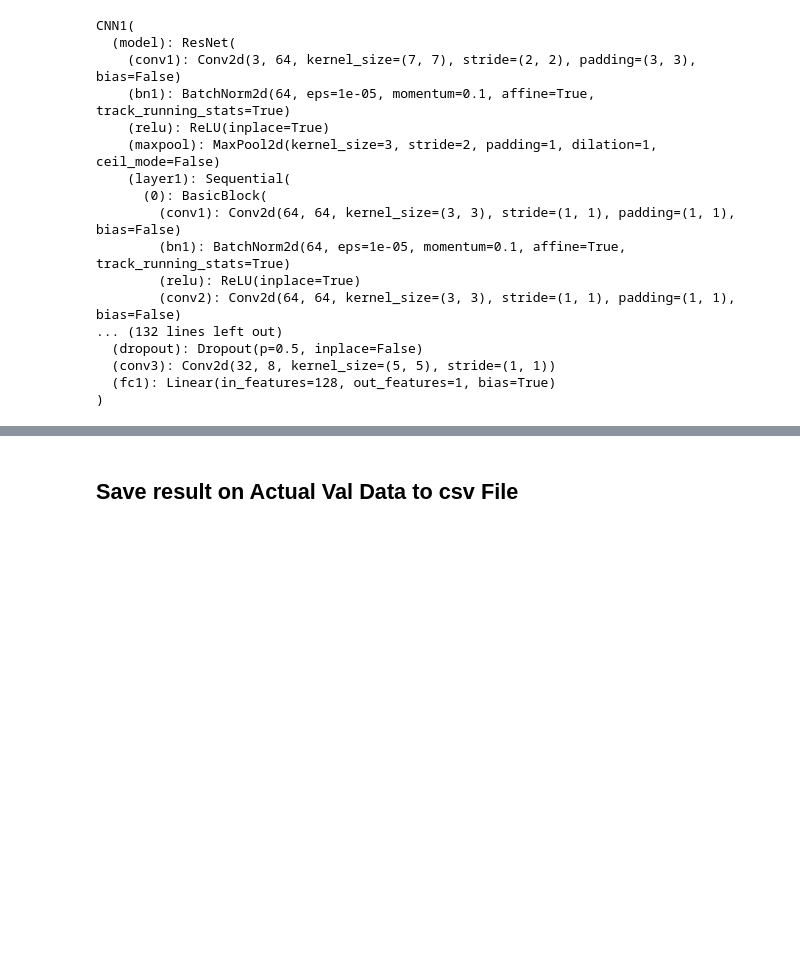
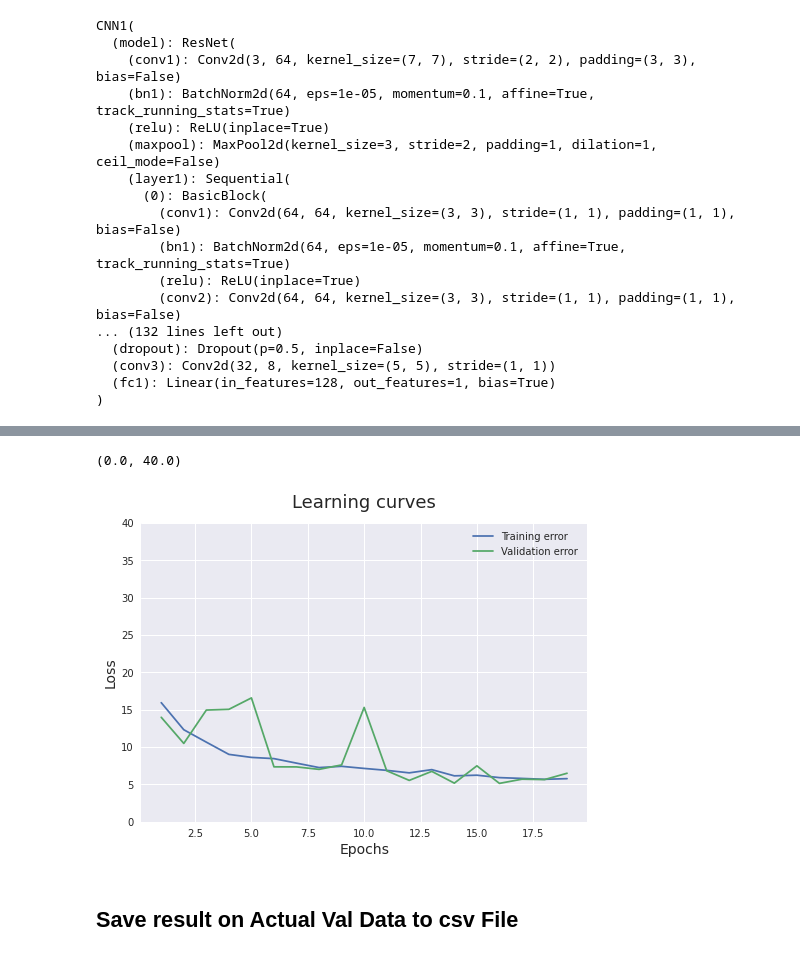
Before and after one commit to WALLERR/Covid-19-Infection-Percentage-Estimation, a Jupyter notebook: covid19_code_final.ipynb, the cells around one changed output, grey strips where cells are left out. Cells and saved outputs as stored; diff of their text form; code cells hidden in the pictures; blank space fills up the shorter version.

```diff
--- a/covid19_code_final.ipynb
+++ b/covid19_code_final.ipynb
@@ -248,6 +264,8 @@ random.seed(1)
 mean=[0.4945, 0.4945, 0.4945]
 std=[0.3744, 0.3744, 0.3744]
 
+mean = np.array(total_mean)
+std = np.array(total_std)
 
 train_transform = transforms.Compose([
     transforms.ToPILImage(),
@@ -256,12 +274,13 @@ train_transform = transforms.Compose([
     transforms.Normalize(mean, std)
 ])
 
-covid_dataset_train_val = CovidDataset(csv_file='drive/MyDrive/Train/Train.csv',
-                                    root_dir='drive/MyDrive/Train/Train',
+covid_dataset_train_val = CovidDataset(csv_file='Train/Train.csv',
+                                    root_dir='Train/Train',
                                     transform = train_transform
                                     )
 
-covid_dataset_test = CovidTestDataset(root_dir='drive/MyDrive/Test/Val')
+covid_dataset_test = CovidTestDataset(root_dir='Val Blind/Val',
+                                     transform = train_transform)
 
 
 mini_train_neg=list(random.sample(range(0, 248), int(248 * 0.7))) # 173
@@ -271,12 +290,12 @@ mini_train_pos=list(random.sample(range(249, 3053), int(2805 * 0.7))) # 1963
 l1=[]
 l2=[]
 for i in range(0, 248):
-  if i not in mini_train_neg:
-    l1.append(i)
+    if i not in mini_train_neg:
+        l1.append(i)
 
 for i in range(249, 3053):
-  if i not in mini_train_pos:
-    l2.append(i)
+    if i not in mini_train_pos:
+        l2.append(i)
 
 
 mini_val_neg = l1
@@ -667,15 +674,18 @@ NameError: ignored
 # %%
 import matplotlib.pyplot as plt
 
 plt.style.use('seaborn')
 
-plt.plot(range(1,25), trainloss, label = 'Training error')
-plt.plot(range(1,25), testloss, label = 'Validation error')
+plt.plot(range(1,20), trainloss, label = 'Training error')
+plt.plot(range(1,20), testloss, label = 'Validation error')
 plt.ylabel('Loss', fontsize = 14)
 plt.xlabel('Epochs', fontsize = 14)
 plt.title('Learning curves', fontsize = 18, y = 1.03)
 plt.legend()
 plt.ylim(0,40)
+# %% [output]
+(0.0, 40.0)
+[figure, added]
 # %% [markdown]
 ## Save result on Actual Val Data to csv File
 # %%
```
Also changed, not shown: parts of 19 cells of this notebook, 7 other files.
